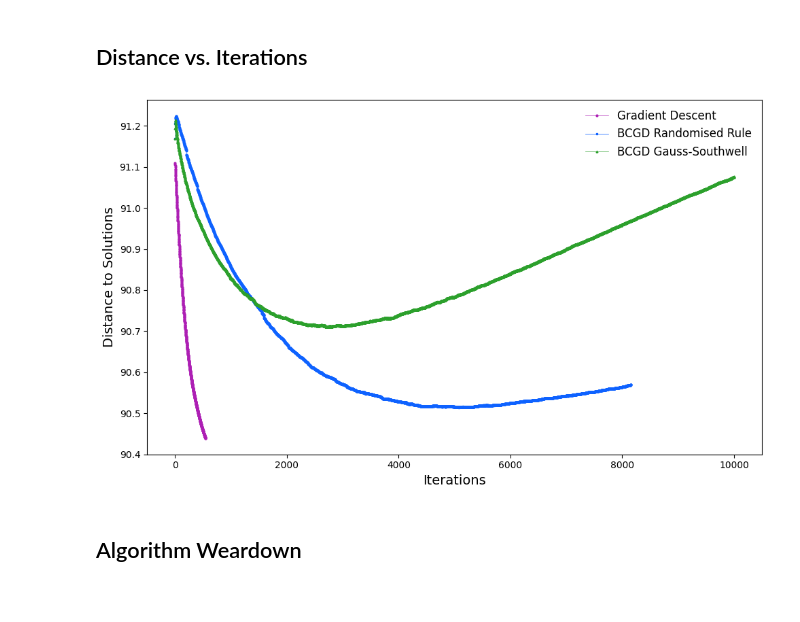
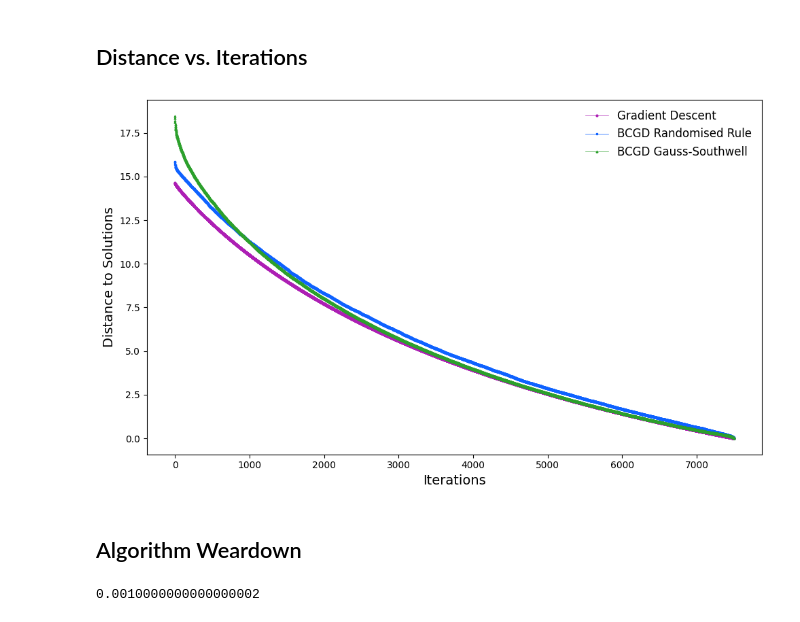
Before and after one commit to therealgardens/Assignment_optimization_2025-2026-Blood_cells_analysis, a Jupyter notebook: main.ipynb, the cells around one changed output. Cells and saved outputs as stored; diff of their text form; code cells hidden in the pictures.

Commit message:
Finished results producing.

```diff
--- a/main.ipynb
+++ b/main.ipynb
@@ -91,7 +91,7 @@ mnist_data = {
 Downloading to blood_cells_data/2.archive...
 Extracting files...
 # %%
-blood_features, blood_labels, labels_names = load_blood_cells(dataset_dir=f"blood_cells_data/bloodcells_dataset")
+blood_features, blood_labels, labels_names = load_blood_cells(dataset_dir=f"data_blood_cells_data/bloodcells_dataset")
 blood_train_features, blood_test_features, blood_train_labels, blood_test_labels = train_test_split(blood_features, blood_labels, test_size=0.2, random_state=42)
 # %%
 n_components = 50
@@ -112,18 +112,18 @@ blood_data = {
     "train_labels": blood_train_labels,
     "test_features": blood_test_features,
     "test_labels": blood_test_labels,
-    "tolerance": 1e-3,
+    "tolerance": 1e-4,
 }
 # %% [markdown]
 # Method Calls
 This section is for implementing all the methods that will be used for generating graphs or any other types of solutions
 # %%
-dataset_name = "blood"
+dataset_name = "Blood"
 active_data = blood_data
 
 #calculated step sizes
 step_sizes = block_step_size(active_data["train_features"])
-avg_step_size = np.average(step_sizes)
+gd_step_size = full_step_size(active_data["train_features"])
 
 oracle = MultiLogisticRegressionOracle(active_data["train_features"], active_data["train_labels"], active_data["n_categories"])
 cached_oracle = CachedMultiLogisticRegressionOracle(active_data["train_features"], active_data["train_labels"], active_data["n_categories"])
@@ -133,7 +133,7 @@ cached_oracle = CachedMultiLogisticRegressionOracle(active_data["train_features"
 gradient_descent_results = gradient_descent(
     np.zeros((active_data["n_features"], active_data["n_categories"])),
     oracle,
-    avg_step_size/active_data["n_features"],
+    gd_step_size,
     tol=active_data["tolerance"],
     debug=True,
     max_iter=MAX_ITER,
@@ -249,19 +282,19 @@ Total CPU time: 141.607135837 seconds
 # %%
 distance_plot_data = {
     "Gradient Descent": [np.linalg.norm(x - gradient_descent_results["history"][-1])  for x in gradient_descent_results["history"]],
     "BCGD Randomised Rule": [np.linalg.norm(x - randomized_bcgd_results["history"][-1])  for x in randomized_bcgd_results["history"]],
     "BCGD Gauss-Southwell": [np.linalg.norm(x - gs_bcgd_results["history"][-1])  for x in gs_bcgd_results["history"]],
 }
 
-# distance_to_theoretical_plot_data = {
-#     "Gradient Descent": [np.linalg.norm(x - X)  for x in gradient_descent_results["history"]],
-#     "BCGD Randomised Rule": [np.linalg.norm(x - X)  for x in randomized_bcgd_results["history"]],
-#     "BCGD Gauss-Southwell": [np.linalg.norm(x - X)  for x in gs_bcgd_results["history"]],
-# }
+distance_to_theoretical_plot_data = {
+    "Gradient Descent": [np.linalg.norm(x - X)  for x in gradient_descent_results["history"]],
+    "BCGD Randomised Rule": [np.linalg.norm(x - X)  for x in randomized_bcgd_results["history"]],
+    "BCGD Gauss-Southwell": [np.linalg.norm(x - X)  for x in gs_bcgd_results["history"]],
+}
 
 distance_vs_iterations(distance_plot_data)
 # %% [output]
-[figure, old version]
+[figure, new version]
 # %% [markdown]
 ## Algorithm Weardown
 # %%
@@ -319,4 +356,14 @@ def plot_weardown(data):
 
     plt.tight_layout()
     plt.show()
+# %%
+gs_bcgd_weardown_results = wear_down_algorithm(active_data, cached_oracle, gs_bcgd, 0.001, 10, 1, 10000, step_to_interval=True)
+
+wear_down_plot_data = {
+    "Gradient Descent": gradient_descent_weardown_results,
+    "BCGD Randomised Rule": randomized_bcgd_weardown_results,
+    "BCGD Gauss-Southwell": gs_bcgd_weardown_results,
+}
+# %% [output]
+0.0010000000000000002
 # %%
```
Also changed, not shown: parts of 17 cells of this notebook, 4 other files.
